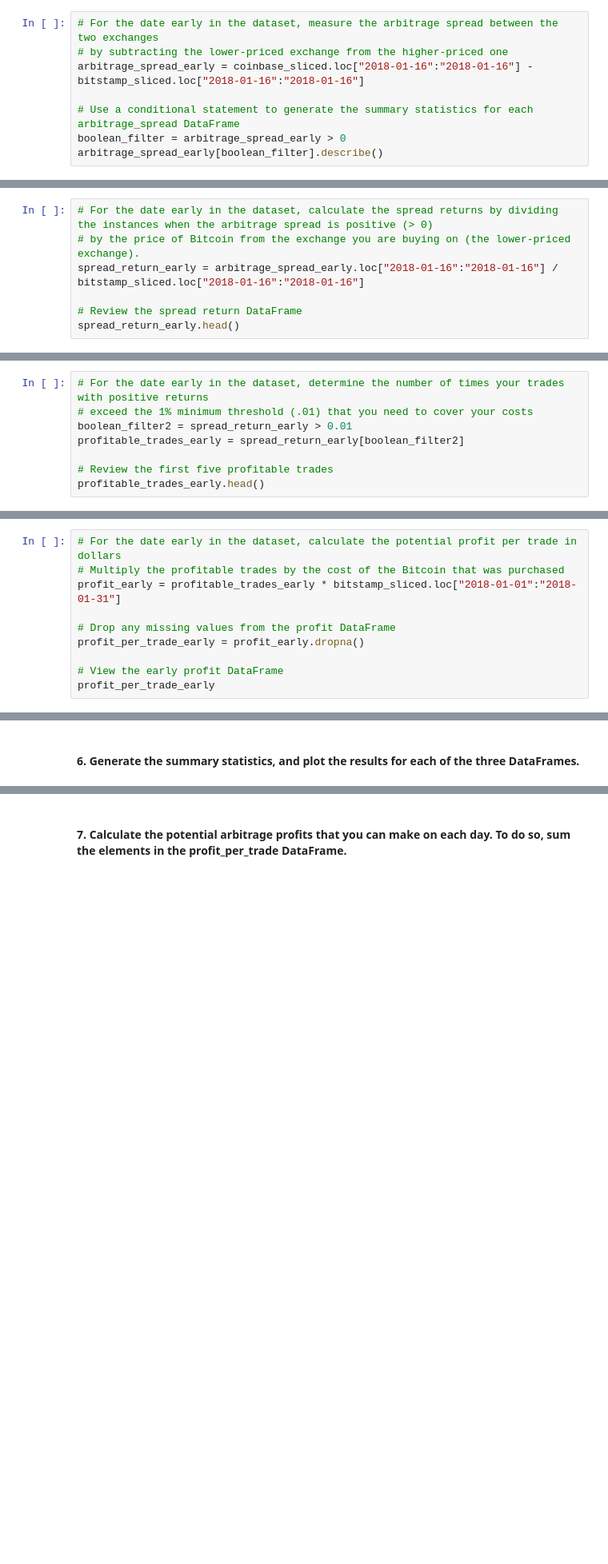
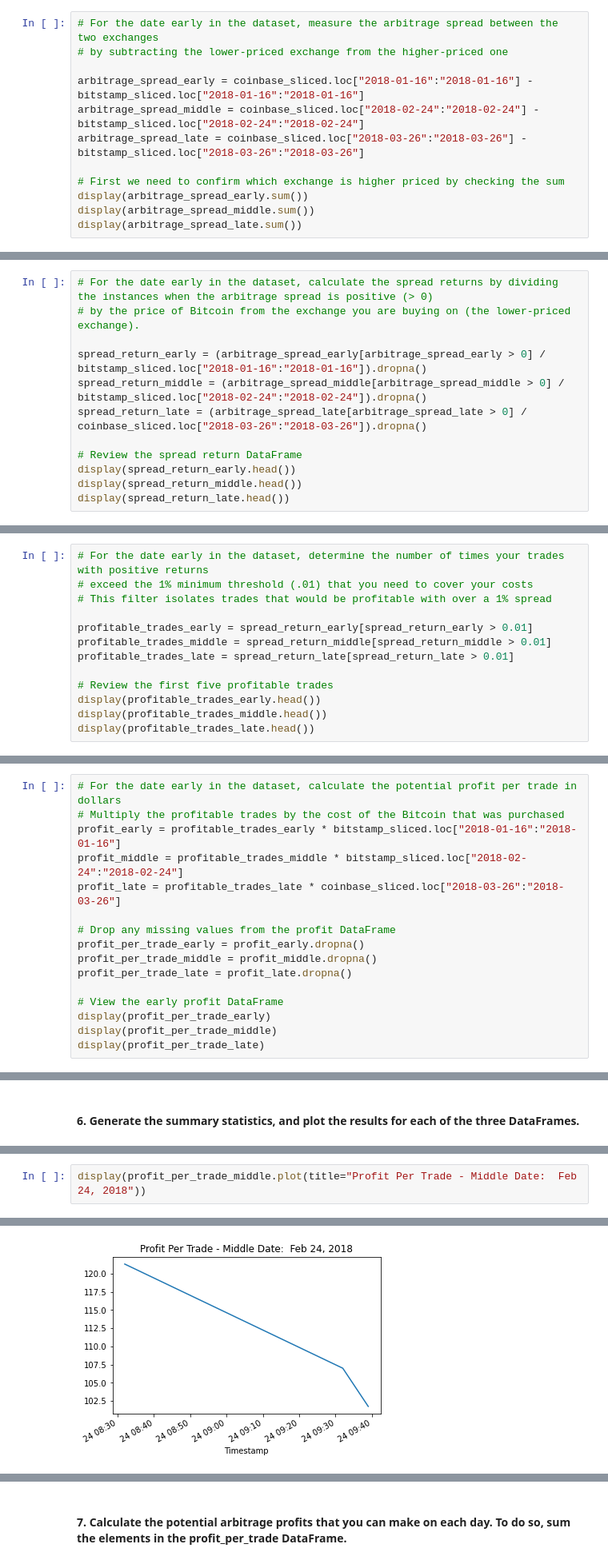
Before and after one commit to vkure/CFB_Mod3_Challenge, a Jupyter notebook: Module3_Challenge_Files/crypto_arbitrage.ipynb, the cells around one changed output, grey strips where cells are left out. Shown at 80% size. Cells and saved outputs as stored; diff of their text form; blank space fills up the shorter version.

```diff
--- a/Module3_Challenge_Files/crypto_arbitrage.ipynb
+++ b/Module3_Challenge_Files/crypto_arbitrage.ipynb
@@ -380,9 +381,13 @@ Calculate the potential profits for each date that you selected in the previous
 # %%
 # For the date early in the dataset, measure the arbitrage spread between the two exchanges
 # by subtracting the lower-priced exchange from the higher-priced one
+
 arbitrage_spread_early = coinbase_sliced.loc["2018-01-16":"2018-01-16"] - bitstamp_sliced.loc["2018-01-16":"2018-01-16"]
+arbitrage_spread_middle = coinbase_sliced.loc["2018-02-24":"2018-02-24"] - bitstamp_sliced.loc["2018-02-24":"2018-02-24"]
+arbitrage_spread_late = coinbase_sliced.loc["2018-03-26":"2018-03-26"] - bitstamp_sliced.loc["2018-03-26":"2018-03-26"]
 
-# Use a conditional statement to generate the summary statistics for each arbitrage_spread DataFrame
-boolean_filter = arbitrage_spread_early > 0
-arbitrage_spread_early[boolean_filter].describe()
+# First we need to confirm which exchange is higher priced by checking the sum
+display(arbitrage_spread_early.sum())
+display(arbitrage_spread_middle.sum())
+display(arbitrage_spread_late.sum())
 # %% [output]
@@ -400,9 +436,14 @@ Name: Close, dtype: float64
 # %%
 # For the date early in the dataset, calculate the spread returns by dividing the instances when the arbitrage spread is positive (> 0)
 # by the price of Bitcoin from the exchange you are buying on (the lower-priced exchange).
-spread_return_early = arbitrage_spread_early.loc["2018-01-16":"2018-01-16"] / bitstamp_sliced.loc["2018-01-16":"2018-01-16"]
+
+spread_return_early = (arbitrage_spread_early[arbitrage_spread_early > 0] / bitstamp_sliced.loc["2018-01-16":"2018-01-16"]).dropna()
+spread_return_middle = (arbitrage_spread_middle[arbitrage_spread_middle > 0] / bitstamp_sliced.loc["2018-02-24":"2018-02-24"]).dropna()
+spread_return_late = (arbitrage_spread_late[arbitrage_spread_late > 0] / coinbase_sliced.loc["2018-03-26":"2018-03-26"]).dropna()
 
 # Review the spread return DataFrame
-spread_return_early.head()
+display(spread_return_early.head())
+display(spread_return_middle.head())
+display(spread_return_late.head())
 # %% [output]
 Timestamp
@@ -417,11 +472,16 @@ Name: Close, dtype: float64
 # %%
 # For the date early in the dataset, determine the number of times your trades with positive returns
 # exceed the 1% minimum threshold (.01) that you need to cover your costs
-boolean_filter2 = spread_return_early > 0.01
-profitable_trades_early = spread_return_early[boolean_filter2]
+# This filter isolates trades that would be profitable with over a 1% spread
+
+profitable_trades_early = spread_return_early[spread_return_early > 0.01]
+profitable_trades_middle = spread_return_middle[spread_return_middle > 0.01]
+profitable_trades_late = spread_return_late[spread_return_late > 0.01]
 
 # Review the first five profitable trades
-profitable_trades_early.head()
+display(profitable_trades_early.head())
+display(profitable_trades_middle.head())
+display(profitable_trades_late.head())
 # %% [output]
 Timestamp
 2018-01-16 02:56:00    0.012962
@@ -451,13 +541,19 @@ Name: Close, dtype: float64
 # %%
 # For the date early in the dataset, calculate the potential profit per trade in dollars
 # Multiply the profitable trades by the cost of the Bitcoin that was purchased
-profit_early = profitable_trades_early * bitstamp_sliced.loc["2018-01-01":"2018-01-31"]
+profit_early = profitable_trades_early * bitstamp_sliced.loc["2018-01-16":"2018-01-16"]
+profit_middle = profitable_trades_middle * bitstamp_sliced.loc["2018-02-24":"2018-02-24"]
+profit_late = profitable_trades_late * coinbase_sliced.loc["2018-03-26":"2018-03-26"]
 
 # Drop any missing values from the profit DataFrame
 profit_per_trade_early = profit_early.dropna()
+profit_per_trade_middle = profit_middle.dropna()
+profit_per_trade_late = profit_late.dropna()
 
 # View the early profit DataFrame
-profit_per_trade_early
+display(profit_per_trade_early)
+display(profit_per_trade_middle)
+display(profit_per_trade_late)
 # %% [output]
 Timestamp
 2018-01-16 02:56:00    162.01
@@ -493,3 +617,6 @@ profit_per_trade_early.plot(title="Profit Per Trade - Early Date:  Jan 16, 2018"
 # %% [output]
 <AxesSubplot:title={'center':'Profit Per Trade - Early Date:  Jan 16, 2018'}, xlabel='Timestamp'>
 [figure]
+# %%
+display(profit_per_trade_middle.plot(title="Profit Per Trade - Middle Date:  Feb 24, 2018"))
+# %% [output]
@@ -495,0 +624 @@ profit_per_trade_early.plot(title="Profit Per Trade - Early Date:  Jan 16, 2018"
+[figure, added]
```
Also changed, not shown: parts of 20 cells of this notebook, 4 other files.
